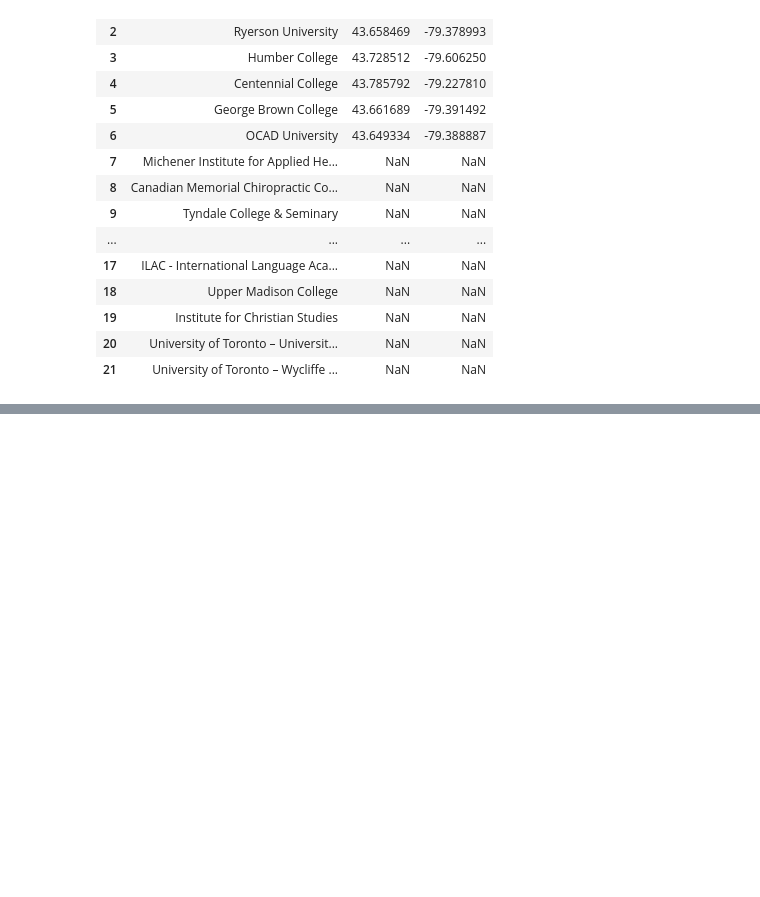
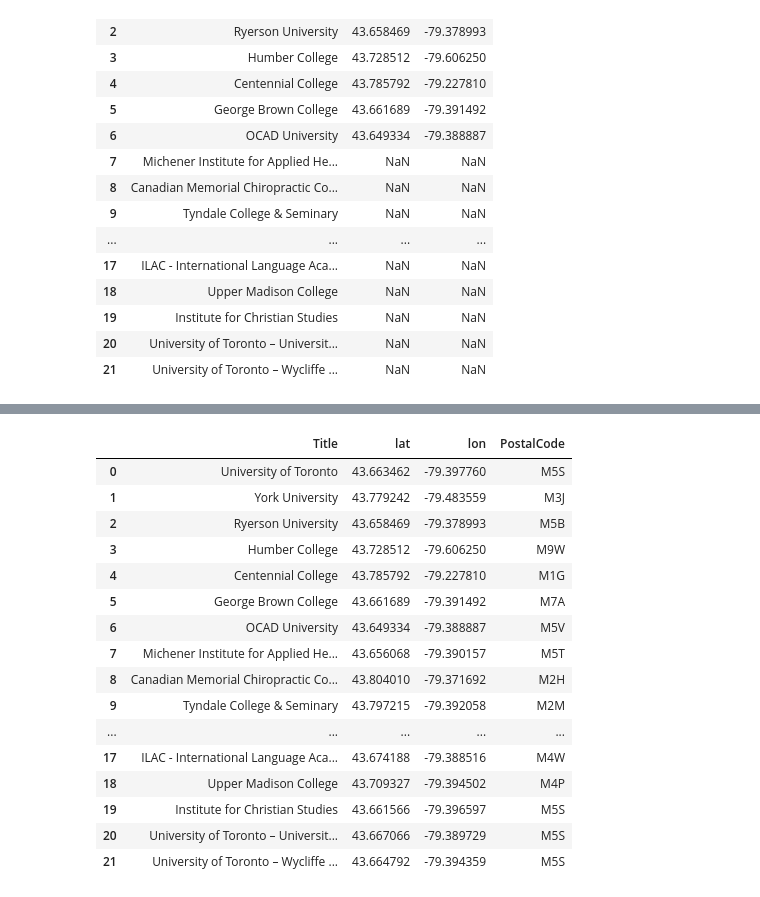
Before and after one commit to fensterseifer/Coursera_Capstone, a Jupyter notebook: Coursera_Capstone.ipynb, the cells around one changed output, grey strips where cells are left out. Saved outputs shown, nothing was run; the diff lists cells and outputs as text; code cells hidden in the pictures; blank space fills up the shorter version.

```diff
--- a/Coursera_Capstone.ipynb
+++ b/Coursera_Capstone.ipynb
@@ -114,0 +196,2 @@ Solving environment: |
+# %%
+dfUniversitiesClean = dfUniversities.dropna(subset=['lat', 'lon'], axis=0)
@@ -114,0 +258,20 @@ Solving environment: |
+# %%
+dfUniversitiesClean
+# %% [output]
+|  | Title | lat | lon | PostalCode |
+| 0 | University of Toronto | 43.663462 | -79.397760 | M5S |
+| 1 | York University | 43.779242 | -79.483559 | M3J |
+| 2 | Ryerson University | 43.658469 | -79.378993 | M5B |
+| 3 | Humber College | 43.728512 | -79.606250 | M9W |
+| 4 | Centennial College | 43.785792 | -79.227810 | M1G |
+| 5 | George Brown College | 43.661689 | -79.391492 | M7A |
+| 6 | OCAD University | 43.649334 | -79.388887 | M5V |
+| 7 | Michener Institute for Applied He... | 43.656068 | -79.390157 | M5T |
+| 8 | Canadian Memorial Chiropractic Co... | 43.804010 | -79.371692 | M2H |
+| 9 | Tyndale College & Seminary | 43.797215 | -79.392058 | M2M |
+| ... | ... | ... | ... | ... |
+| 17 | ILAC - International Language Aca... | 43.674188 | -79.388516 | M4W |
+| 18 | Upper Madison College | 43.709327 | -79.394502 | M4P |
+| 19 | Institute for Christian Studies | 43.661566 | -79.396597 | M5S |
+| 20 | University of Toronto – Universit... | 43.667066 | -79.389729 | M5S |
+| 21 | University of Toronto – Wycliffe ... | 43.664792 | -79.394359 | M5S |
```
Also changed, not shown: parts of 26 cells of this notebook.
